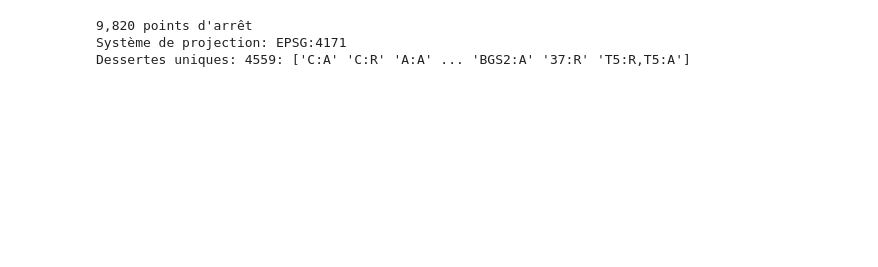
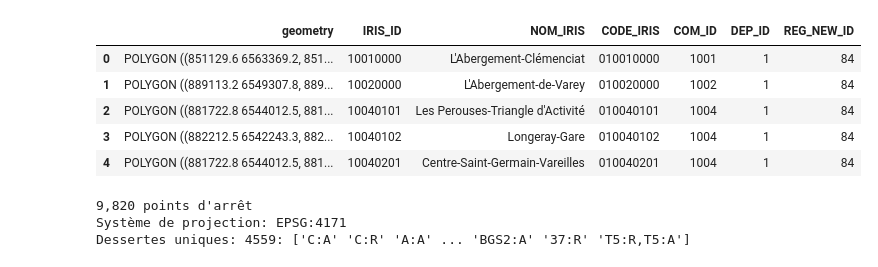
Before and after one commit to daniel-odc/td_pythonds_ensae, a Jupyter notebook: notebooks/cookbook_geopandas_OpenDC.ipynb, the cells around one changed output. Cells and saved outputs as stored; diff of their text form; code cells hidden in the pictures; blank space fills up the shorter version.

Commit message:
Cookbook geopandas

```diff
--- a/notebooks/cookbook_geopandas_OpenDC.ipynb
+++ b/notebooks/cookbook_geopandas_OpenDC.ipynb
@@ -12,3 +431,14 @@ import geopandas as gpd
+# %%
+import geopandas as gpd
+gdf_iris = gpd.read_parquet(r'c:\Users\dmarin\Dropbox\Pro\OpenDC\99 Projects\0001-Misc\Geopandas_cookbook\data\IRIS_France_odc.parquet')
+gdf_iris.head()
+# %% [output]
+|  | geometry | IRIS_ID | NOM_IRIS | CODE_IRIS | COM_ID | DEP_ID | REG_NEW_ID |
+| 0 | POLYGON ((851129.6 6563369.2, 851... | 10010000 | L'Abergement-Clémenciat | 010010000 | 1001 | 1 | 84 |
+| 1 | POLYGON ((889113.2 6549307.8, 889... | 10020000 | L'Abergement-de-Varey | 010020000 | 1002 | 1 | 84 |
+| 2 | POLYGON ((881722.8 6544012.5, 881... | 10040101 | Les Perouses-Triangle d'Activité | 010040101 | 1004 | 1 | 84 |
+| 3 | POLYGON ((882212.5 6542243.3, 882... | 10040102 | Longeray-Gare | 010040102 | 1004 | 1 | 84 |
+| 4 | POLYGON ((881722.8 6544012.5, 881... | 10040201 | Centre-Saint-Germain-Vareilles | 010040201 | 1004 | 1 | 84 |
 # %%
 # # Points d'arrêt réseau TC Grand Lyon:
 gdf_stops = gpd.read_file('https://data.grandlyon.com/geoserver/sytral/ows?SERVICE=WFS&VERSION=2.0.0&request=GetFeature&typename=sytral:tcl_sytral.tclarret&outputFormat=application/json&SRSNAME=EPSG:4171&sortBy=gid')
```
Also changed, not shown: parts of 28 cells of this notebook, 1 other file.
